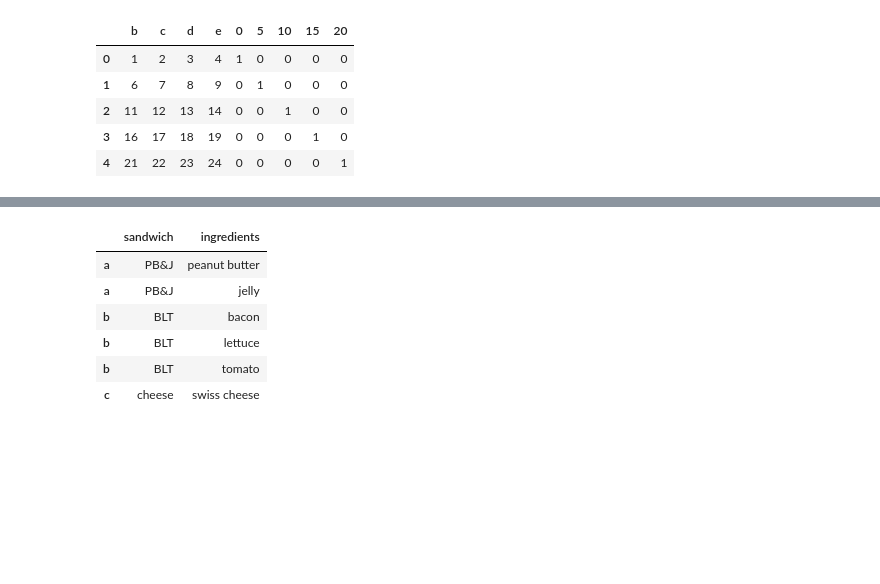
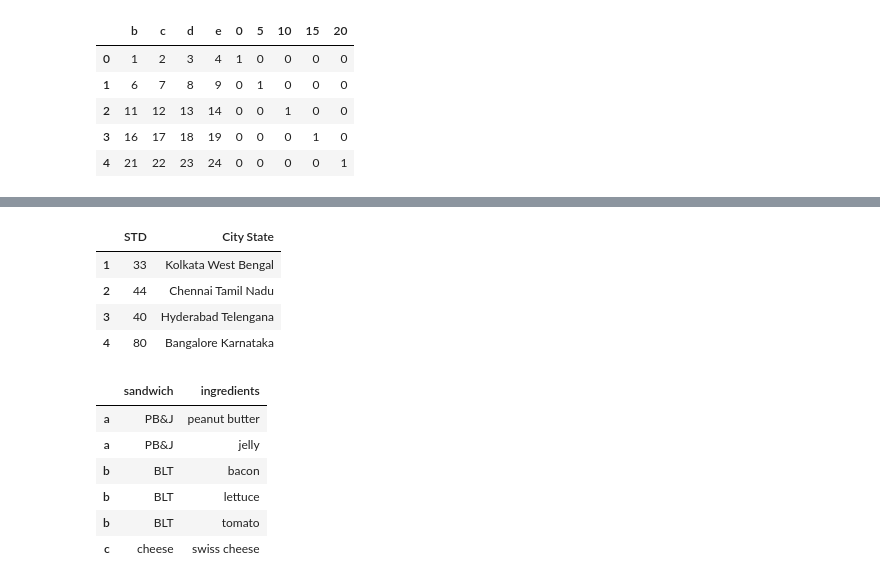
Before and after one commit to YLTsai0609/pandas_101, a Jupyter notebook: notebook.ipynb, the cells around one changed output, grey strips where cells are left out. Saved outputs shown, nothing was run; the diff lists cells and outputs as text; code cells hidden in the pictures; blank space fills up the shorter version.

```diff
--- a/notebook.ipynb
+++ b/notebook.ipynb
@@ -1464,3 +1547,28 @@ pd.merge(df1, df2, left_on = ['fruit','weight'],
+# %%
+# 75. How to split a text column into two separate columns?
+# Difficulty Level: L2
+
+# Split the string column in df to form a dataframe with 3 columns as shown.
+df = pd.DataFrame(["STD, City    State",
+"33, Kolkata    West Bengal",
+"44, Chennai    Tamil Nadu",
+"40, Hyderabad    Telengana",
+"80, Bangalore    Karnataka"], columns=['row'])
+# display(df)
+
+df_out = df.row.str.split(',|\t', expand=True)
+
+# Make first row as header
+new_header = df_out.iloc[0]
+df_out = df_out[1:]
+df_out.columns = new_header
+df_out
+# %% [output]
+|  | STD | City State |
+| 1 | 33 | Kolkata West Bengal |
+| 2 | 44 | Chennai Tamil Nadu |
+| 3 | 40 | Hyderabad Telengana |
+| 4 | 80 | Bangalore Karnataka |
 # %%
 # pandas tricks from Kevin Markham
 # Does your Series contain lists of itrms?
```
Also changed, not shown: parts of 33 cells of this notebook, 1 other file.
